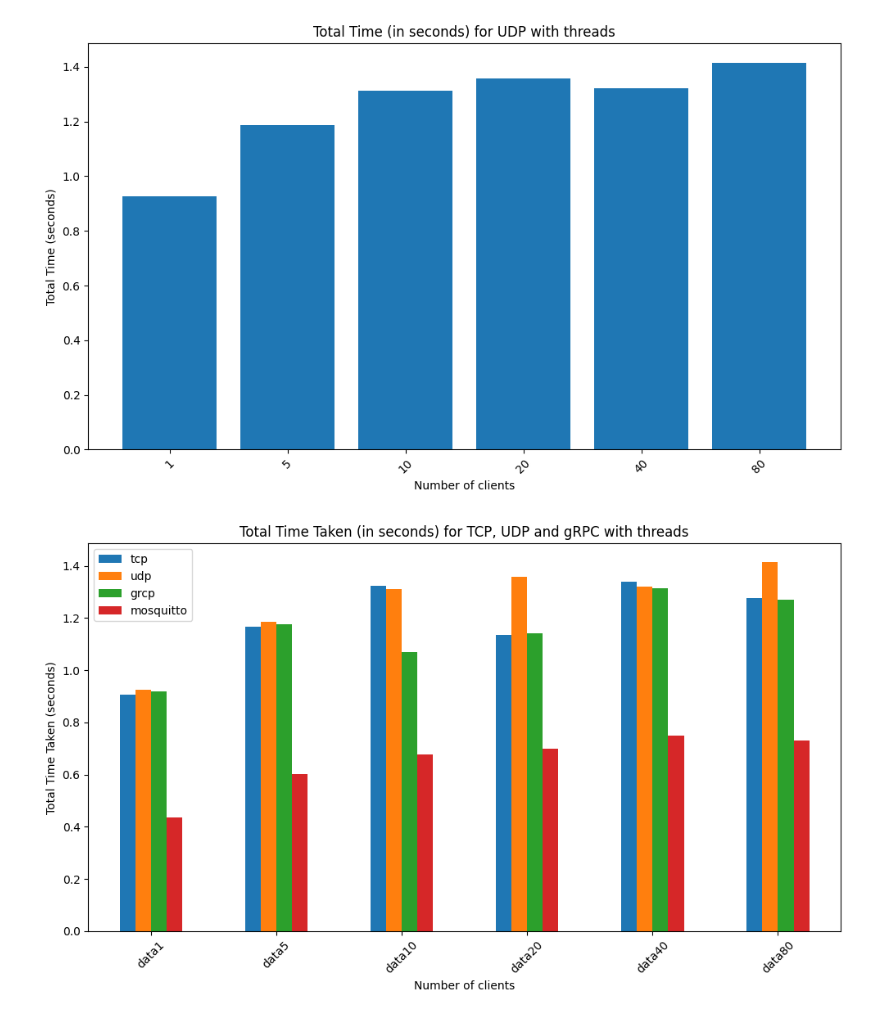
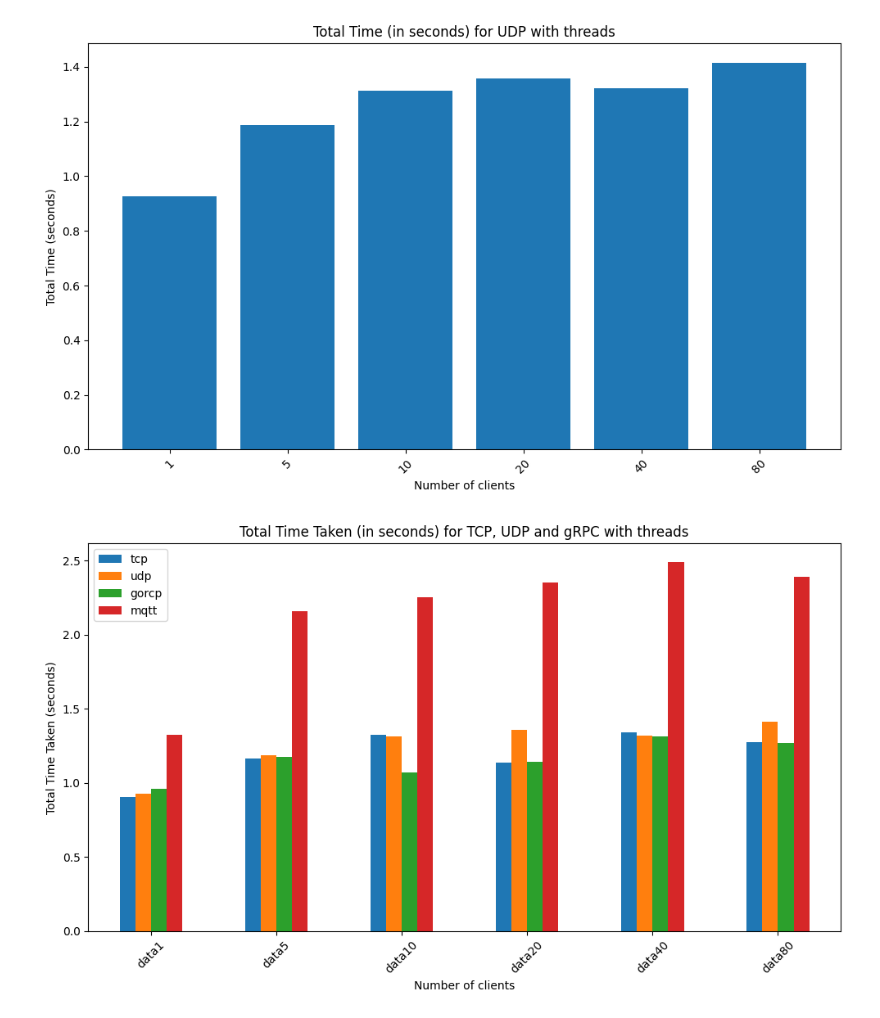
Before and after one commit to arthurbm/distributed-concurrent-programming, a Jupyter notebook: app/benchmark/main.ipynb, the cells around one changed output. Drawn from its saved outputs; the diff is of its cells as text; code cells hidden in the pictures.

Commit message:
feat: update server and client mqtt to handle time on request

```diff
--- a/app/benchmark/main.ipynb
+++ b/app/benchmark/main.ipynb
@@ -189,7 +223,7 @@ paths_dict = {
         '../udp/samples/async/data40',
         '../udp/samples/async/data80'
     ],
-    'grcp': [
+    'gorcp': [
         '../rpc/samples/data1',
         '../rpc/samples/data5',
         '../rpc/samples/data10',
@@ -197,14 +231,22 @@ paths_dict = {
         '../rpc/samples/data40',
         '../rpc/samples/data80'
     ],
-    'mosquitto': [
+    'mqtt': [
         '../mqtt/samples/data1',
         '../mqtt/samples/data5',
         '../mqtt/samples/data10',
         '../mqtt/samples/data20',
         '../mqtt/samples/data40',
         '../mqtt/samples/data80'
-    ]
+    ],
+    # 'rabbitmq': [
+    #     '../rabbitmq/samples/data1',
+    #     '../rabbitmq/samples/data5',
+    #     '../rabbitmq/samples/data10',
+    #     '../rabbitmq/samples/data20',
+    #     '../rabbitmq/samples/data40',
+    #     '../rabbitmq/samples/data80'
+    # ]
 }
 
 # DataFrame to hold total times
@@ -225,34 +267,34 @@ for protocol, paths in paths_dict.items():
         # Concatenate all dataframes vertically
         df_concatenated = pd.concat(dataframes)
 
         # Convert the timeTaken to seconds (assuming it's currently in nanoseconds)
         df_concatenated['timeTaken'] = df_concatenated['timeTaken'] / 1e9
 
         # Group by the index (which is the same across all original dataframes) and compute mean
         df_mean = df_concatenated.groupby(df_concatenated.index).mean()
 
         # Extract the folder name from the path
         folder_name = os.path.basename(os.path.normpath(path))
 
         # Write to new CSV without index
         df_mean.to_csv(f'./average_times_{protocol}_{folder_name}.csv', index=False)
 
         # Compute the sum of timeTaken and add it to the list
         total_times.append(df_mean['timeTaken'].sum())
 
     # Add total times to DataFrame
     total_times_df[protocol] = total_times
 
 # Plot the total time taken for each path
 total_times_df.plot(kind='bar', figsize=(10, 6))
 plt.title('Total Time Taken (in seconds) for TCP, UDP and gRPC with threads')
 plt.xlabel('Number of clients')
 plt.ylabel('Total Time Taken (seconds)')
 plt.xticks(range(len(paths_dict['tcp'])), [os.path.basename(os.path.normpath(path)) for path in paths_dict['tcp']], rotation=45)
 plt.tight_layout()
 plt.show()
 # %% [output]
-[figure, old version]
+[figure, new version]
 # %%
 # List of paths for TCP and UDP
 paths_dict = {
```
Also changed, not shown: parts of 5 cells of this notebook, 3 other files.
